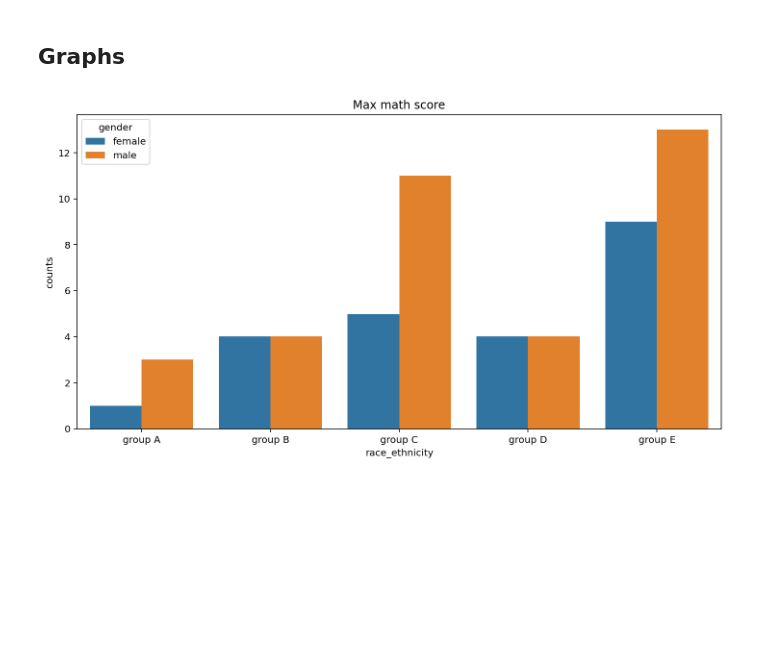
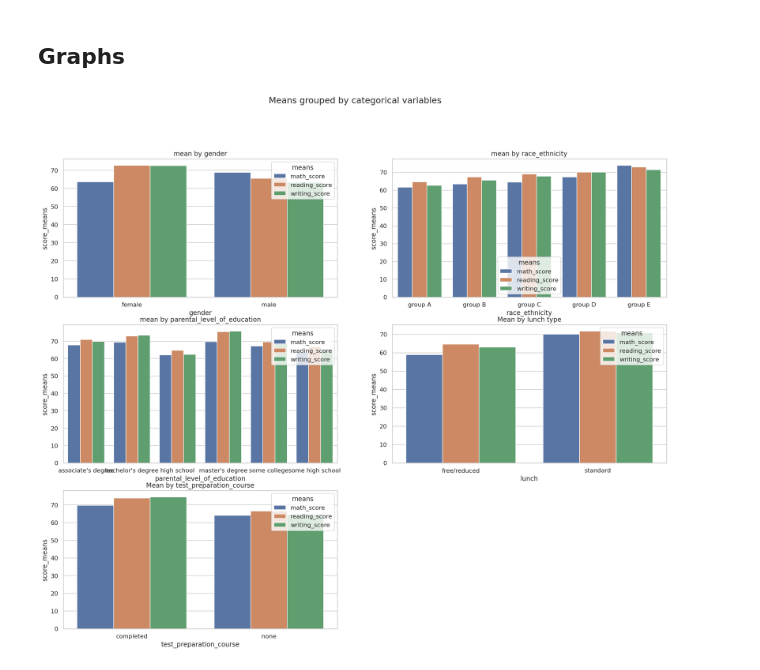
Before and after one commit to randonneesdatatrek/Team_11, a Jupyter notebook: src/studentBAP.ipynb, the cells around one changed output. Drawn from its saved outputs; the diff is of its cells as text; code cells hidden in the pictures; blank space fills up the shorter version.

Commit message:
added somme advanced graphs

```diff
--- a/src/studentBAP.ipynb
+++ b/src/studentBAP.ipynb
@@ -259,8 +259,9 @@ analys()
 from matplotlib import pyplot as plt
 import seaborn as sns
 
-plt.rcParams["figure.figsize"] = [12, 6]
+#plt.rcParams["figure.figsize"] = [16, 16]
 %config InlineBackend.figure_format = 'retina'
+sns.set_theme(style="whitegrid")
 
 def showAllGraphs():
     showCategoricalvariables()
@@ -272,43 +273,108 @@ def showCategoricalvariables():
     genders= ds.gender.value_counts(ascending=True).to_dict()
     races= ds.race_ethnicity.value_counts(ascending=True).to_dict()
 
-    fig, ax=  plt.subplots(figsize=(12, 6),nrows=1,ncols=2)
+    fig, ax=  plt.subplots(nrows=1,ncols=2, figsize=[12,6])
 
     ax[0].pie(x=genders.values(),data=genders, labels=['']* len(genders.keys()),colors=['blue','hotpink'], autopct='%1.1f%%')
     ax[0].axis('equal')
     ax[0].set_title('Gender')
     ax[0].legend(genders.keys())
 
     #Race/Ethnicity
     ax[1].pie(x=races.values(),data=races, labels=['']* len(races.keys()), autopct='%1.1f%%')
     ax[1].axis('equal')
     ax[1].set_title('Races/Ethnicity')
     ax[1].legend(races.keys())
 
     fig.patch.set_facecolor('white')
     fig.suptitle('Categorical variables distribution',fontsize=16)
     fig.subplots_adjust(top=0.88)
     fig.tight_layout()
     plt.show()
     print('------------------------------------------------------------------------')
 
 def showExtremScores():
+    fig, ax=  plt.subplots(nrows=3,ncols=2, sharey=False, figsize=[16,16])
+    fig.suptitle('Extrem scores grouped by races and divided by gender', fontsize=16)
+    # math score
+    #------------------------------------------------------------------------------------
+    math_less_20=ds.loc[ds['math_score']<=20].reindex(columns=['gender','race_ethnicity'])\
+              .groupby(by=['race_ethnicity','gender']).size()
+    math_df_20=pd.DataFrame({'counts':math_less_20}).reset_index()
+    sns.barplot(ax=ax[0,0],palette=['hotpink','blue'], data=math_df_20, x='race_ethnicity', y='counts',hue='gender')
+    ax[0,0].set_title('Under 20 math score')
 
-    less_10=ds.loc[ds['math_score']<=10].reindex(columns=['gender','race_ethnicity'])\
+    math_greater_80=ds.loc[ds['math_score']>=80].reindex(columns=['gender','race_ethnicity'])\
               .groupby(by=['race_ethnicity','gender']).size()
+    math_df_80=pd.DataFrame({'counts':math_greater_80}).reset_index()
+    sns.barplot(ax=ax[0,1],palette=['hotpink','blue'], data=math_df_80, x='race_ethnicity', y='counts',hue='gender')
+    ax[0,1].set_title('Above 80 math score')
 
-    df_10=pd.DataFrame({'counts':less_10}).reset_index()
+    #--------------------------------------------------------------------------------
+    # reding score
 
-    greater_90=ds.loc[ds['math_score']>=90].reindex(columns=['gender','race_ethnicity'])\
+    read_less_20=ds.loc[ds['reading_score']<=20].reindex(columns=['gender','race_ethnicity'])\
               .groupby(by=['race_ethnicity','gender']).size()
+    read_df_20=pd.DataFrame({'counts':read_less_20}).reset_index()
+    sns.barplot(ax=ax[1,0],palette=['hotpink','blue'], data=read_df_20, x='race_ethnicity', y='counts',hue='gender')
+    ax[1,0].set_title('Under 20 reding score')
 
-    df_90=pd.DataFrame({'counts':greater_90}).reset_index()
-    sns.barplot(data=df_90, x='race_ethnicity', y='counts',hue='gender')
-    plt.title('Max math score')
+    read_greater_80=ds.loc[ds['reading_score']>=80].reindex(columns=['gender','race_ethnicity'])\
+              .groupby(by=['race_ethnicity','gender']).size()
+    read_df_80=pd.DataFrame({'counts':read_greater_80}).reset_index()
+    sns.barplot(ax=ax[1,1],palette=['hotpink','blue'], data=read_df_80, x='race_ethnicity', y='counts',hue='gender')
+    ax[1,1].set_title('Above 80 reding score')
+
+    #--------------------------------------------------------------------------------
+    # writing score
+
+    write_less_20=ds.loc[ds['writing_score']<=20].reindex(columns=['gender','race_ethnicity'])\
+              .groupby(by=['race_ethnicity','gender']).size()
+    write_df_20=pd.DataFrame({'counts':write_less_20}).reset_index()
+    sns.barplot(ax=ax[2,0],palette=['hotpink','blue'], data=write_df_20, x='race_ethnicity', y='counts',hue='gender')
+    ax[2,0].set_title('Under 20 writing score')
+
+    write_greater_80=ds.loc[ds['writing_score']>=80].reindex(columns=['gender','race_ethnicity'])\
+              .groupby(by=['race_ethnicity','gender']).size()
+    write_df_80=pd.DataFrame({'counts':write_greater_80}).reset_index()
+    sns.barplot(ax=ax[2,1],palette=['hotpink','blue'], data=write_df_80, x='race_ethnicity', y='counts',hue='gender')
+    ax[2,1].set_title('Above 80 writing score')
+
     plt.show()
-    #df_90.plot(kind='bar',x='race_ethnicity',y='counts')
-    #plt.bar(data=df_90, x='race_ethnicity',height=10 )
 
-showExtremScores()
+def meanGrap():
+    fig, ax = plt.subplots(nrows=3,ncols=2, sharey=False, figsize=[20,16])
+    ax[-1, -1].axis('off')
+    fig.suptitle('Means grouped by categorical variables', fontsize=16)
+
+    by_gender= ds.groupby(ds['gender']).mean().reset_index()
+    by_gender=by_gender.melt('gender',var_name='means',value_name='score_means')
+    sns.barplot(ax=ax[0,0], data=by_gender, x='gender', y='score_means',hue='means')
+    ax[0,0].set_title('mean by gender')
+
+    by_race= ds.groupby(ds['race_ethnicity']).mean().reset_index()
+    by_race=by_race.melt('race_ethnicity',var_name='means',value_name='score_means')
+    sns.barplot(ax=ax[0,1], data=by_race, x='race_ethnicity', y='score_means',hue='means')
+    ax[0,1].set_title('mean by race_ethnicity')
+
+    by_ple=ds.groupby(ds['parental_level_of_education']).mean().reset_index()
+    by_ple=by_ple.melt('parental_level_of_education',var_name='means',value_name='score_means')
+    sns.barplot(ax=ax[1,0], data=by_ple, x='parental_level_of_education', y='score_means',hue='means')
+    ax[1,0].set_title('mean by parental_level_of_education')
+
+    by_lunch=ds.groupby(ds['lunch']).mean().reset_index()
+    by_lunch=by_lunch.melt('lunch',var_name='means',value_name='score_means')
+    sns.barplot(ax=ax[1,1], data=by_lunch, x='lunch', y='score_means',hue='means')
+    ax[1,1].set_title('Mean by lunch type')
+
+    by_tpc=ds.groupby(ds['test_preparation_course']).mean().reset_index()
+    by_tpc=by_tpc.melt('test_preparation_course',var_name='means',value_name='score_means')
+    sns.barplot(ax=ax[2,0], data=by_tpc, x='test_preparation_course', y='score_means',hue='means')
+    ax[2,0].set_title('Mean by test_preparation_course')
+
+    plt.show()
+
+
+meanGrap()
 # %% [output]
-[figure, old version]
+[figure, new version]
```
Also changed, not shown: parts of 2 cells of this notebook.
